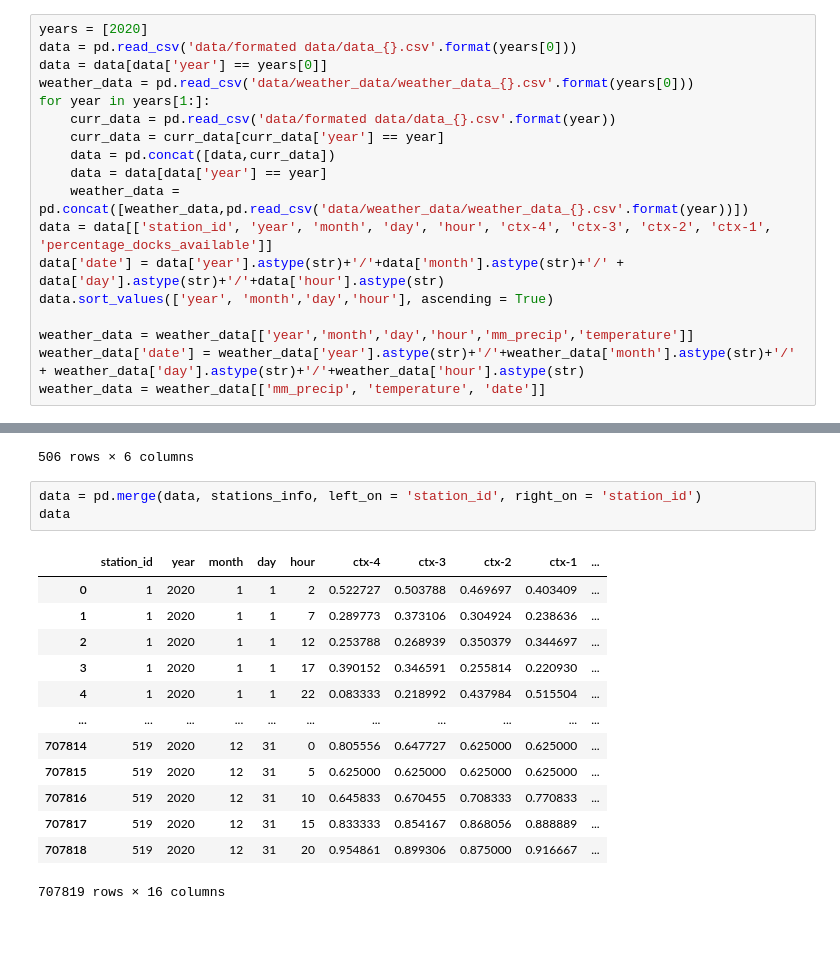
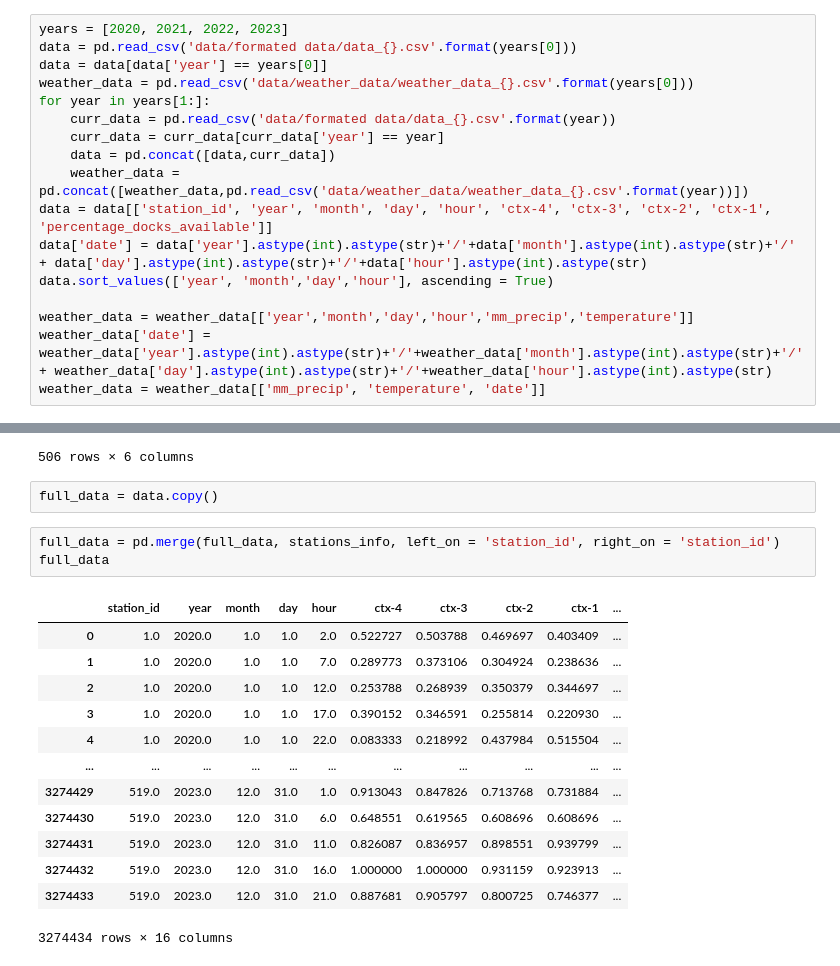
Before and after one commit to carlotalacasav/Gorrapiedra-proyecto, a Jupyter notebook: process_dataframe.ipynb, the cells around one changed output, grey strips where cells are left out. Cells and saved outputs as stored; diff of their text form; blank space fills up the shorter version.

Commit message:
full processing

```diff
--- a/process_dataframe.ipynb
+++ b/process_dataframe.ipynb
@@ -4,7 +4,7 @@ import matplotlib.pyplot as plt
 import pandas as pd
 import geopandas as gpd
 # %%
-years = [2020]
+years = [2020, 2021, 2022, 2023]
 data = pd.read_csv('data/formated data/data_{}.csv'.format(years[0]))
 data = data[data['year'] == years[0]]
 weather_data = pd.read_csv('data/weather_data/weather_data_{}.csv'.format(years[0]))
@@ -12,14 +12,13 @@ for year in years[1:]:
     curr_data = pd.read_csv('data/formated data/data_{}.csv'.format(year))
     curr_data = curr_data[curr_data['year'] == year]
     data = pd.concat([data,curr_data])
-    data = data[data['year'] == year]
     weather_data = pd.concat([weather_data,pd.read_csv('data/weather_data/weather_data_{}.csv'.format(year))])
 data = data[['station_id', 'year', 'month', 'day', 'hour', 'ctx-4', 'ctx-3', 'ctx-2', 'ctx-1', 'percentage_docks_available']]
-data['date'] = data['year'].astype(str)+'/'+data['month'].astype(str)+'/' + data['day'].astype(str)+'/'+data['hour'].astype(str)
+data['date'] = data['year'].astype(int).astype(str)+'/'+data['month'].astype(int).astype(str)+'/' + data['day'].astype(int).astype(str)+'/'+data['hour'].astype(int).astype(str)
 data.sort_values(['year', 'month','day','hour'], ascending = True)
 
 weather_data = weather_data[['year','month','day','hour','mm_precip','temperature']]
-weather_data['date'] = weather_data['year'].astype(str)+'/'+weather_data['month'].astype(str)+'/' + weather_data['day'].astype(str)+'/'+weather_data['hour'].astype(str)
+weather_data['date'] = weather_data['year'].astype(int).astype(str)+'/'+weather_data['month'].astype(int).astype(str)+'/' + weather_data['day'].astype(int).astype(str)+'/'+weather_data['hour'].astype(int).astype(str)
 weather_data = weather_data[['mm_precip', 'temperature', 'date']]
 # %%
 stations_info = pd.read_csv('data/info bicing/Informacio_Estacions_Bicing.csv')
@@ -40,20 +39,22 @@ stations_info
 | 504 | 518 | 41.424689 | 2.157049 | 112.0 | 08032 | 27 |
 | 505 | 519 | 41.424655 | 2.166289 | 110.0 | 08032 | 24 |
 506 rows × 6 columns
+# %%
+full_data = data.copy()
 # %%
-data = pd.merge(data, stations_info, left_on = 'station_id', right_on = 'station_id')
-data
+full_data = pd.merge(full_data, stations_info, left_on = 'station_id', right_on = 'station_id')
+full_data
 # %% [output]
 |  | station_id | year | month | day | hour | ctx-4 | ctx-3 | ctx-2 | ctx-1 | ... |
-| 0 | 1 | 2020 | 1 | 1 | 2 | 0.522727 | 0.503788 | 0.469697 | 0.403409 | ... |
-| 1 | 1 | 2020 | 1 | 1 | 7 | 0.289773 | 0.373106 | 0.304924 | 0.238636 | ... |
-| 2 | 1 | 2020 | 1 | 1 | 12 | 0.253788 | 0.268939 | 0.350379 | 0.344697 | ... |
-| 3 | 1 | 2020 | 1 | 1 | 17 | 0.390152 | 0.346591 | 0.255814 | 0.220930 | ... |
-| 4 | 1 | 2020 | 1 | 1 | 22 | 0.083333 | 0.218992 | 0.437984 | 0.515504 | ... |
+| 0 | 1.0 | 2020.0 | 1.0 | 1.0 | 2.0 | 0.522727 | 0.503788 | 0.469697 | 0.403409 | ... |
+| 1 | 1.0 | 2020.0 | 1.0 | 1.0 | 7.0 | 0.289773 | 0.373106 | 0.304924 | 0.238636 | ... |
+| 2 | 1.0 | 2020.0 | 1.0 | 1.0 | 12.0 | 0.253788 | 0.268939 | 0.350379 | 0.344697 | ... |
+| 3 | 1.0 | 2020.0 | 1.0 | 1.0 | 17.0 | 0.390152 | 0.346591 | 0.255814 | 0.220930 | ... |
+| 4 | 1.0 | 2020.0 | 1.0 | 1.0 | 22.0 | 0.083333 | 0.218992 | 0.437984 | 0.515504 | ... |
 | ... | ... | ... | ... | ... | ... | ... | ... | ... | ... | ... |
-| 707814 | 519 | 2020 | 12 | 31 | 0 | 0.805556 | 0.647727 | 0.625000 | 0.625000 | ... |
-| 707815 | 519 | 2020 | 12 | 31 | 5 | 0.625000 | 0.625000 | 0.625000 | 0.625000 | ... |
-| 707816 | 519 | 2020 | 12 | 31 | 10 | 0.645833 | 0.670455 | 0.708333 | 0.770833 | ... |
-| 707817 | 519 | 2020 | 12 | 31 | 15 | 0.833333 | 0.854167 | 0.868056 | 0.888889 | ... |
-| 707818 | 519 | 2020 | 12 | 31 | 20 | 0.954861 | 0.899306 | 0.875000 | 0.916667 | ... |
+| 3274429 | 519.0 | 2023.0 | 12.0 | 31.0 | 1.0 | 0.913043 | 0.847826 | 0.713768 | 0.731884 | ... |
+| 3274430 | 519.0 | 2023.0 | 12.0 | 31.0 | 6.0 | 0.648551 | 0.619565 | 0.608696 | 0.608696 | ... |
+| 3274431 | 519.0 | 2023.0 | 12.0 | 31.0 | 11.0 | 0.826087 | 0.836957 | 0.898551 | 0.939799 | ... |
+| 3274432 | 519.0 | 2023.0 | 12.0 | 31.0 | 16.0 | 1.000000 | 1.000000 | 0.931159 | 0.923913 | ... |
+| 3274433 | 519.0 | 2023.0 | 12.0 | 31.0 | 21.0 | 0.887681 | 0.905797 | 0.800725 | 0.746377 | ... |
-707819 rows × 16 columns
+3274434 rows × 16 columns
```
Also changed, not shown: parts of 14 cells of this notebook, 4 other files.
